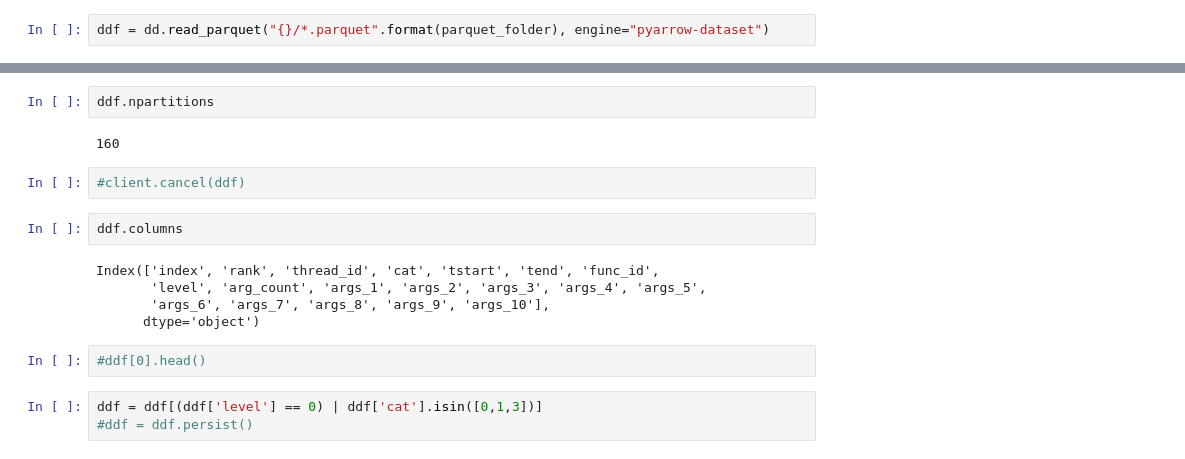
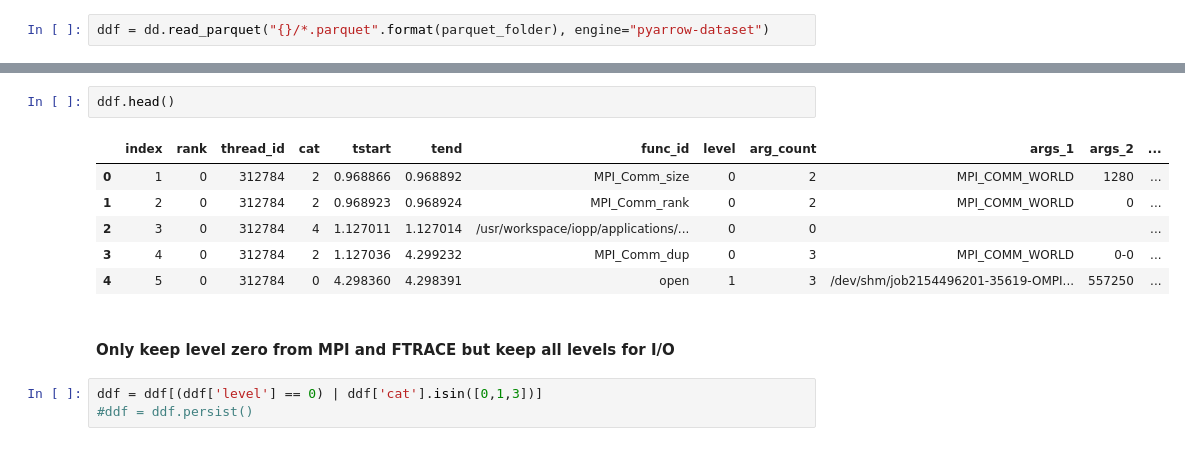
Before and after one commit to hariharan-devarajan/taxonomy, a Jupyter notebook: analysis/notebooks/recorder/HACC-IO.ipynb, the cells around one changed output, grey strips where cells are left out. Saved outputs shown, nothing was run; the diff lists cells and outputs as text.

```diff
--- a/analysis/notebooks/recorder/HACC-IO.ipynb
+++ b/analysis/notebooks/recorder/HACC-IO.ipynb
@@ -126,18 +176,14 @@ ddf = dd.read_parquet("{}/*.parquet".format(parquet_folder), engine="pyarrow-dat
 # %%
-ddf.npartitions
+ddf.head()
 # %% [output]
-160
+|  | index | rank | thread_id | cat | tstart | tend | func_id | level | arg_count | args_1 | args_2 | ... |
+| 0 | 1 | 0 | 312784 | 2 | 0.968866 | 0.968892 | MPI_Comm_size | 0 | 2 | MPI_COMM_WORLD | 1280 | ... |
+| 1 | 2 | 0 | 312784 | 2 | 0.968923 | 0.968924 | MPI_Comm_rank | 0 | 2 | MPI_COMM_WORLD | 0 | ... |
+| 2 | 3 | 0 | 312784 | 4 | 1.127011 | 1.127014 | /usr/workspace/iopp/applications/... | 0 | 0 |  |  | ... |
+| 3 | 4 | 0 | 312784 | 2 | 1.127036 | 4.299232 | MPI_Comm_dup | 0 | 3 | MPI_COMM_WORLD | 0-0 | ... |
+| 4 | 5 | 0 | 312784 | 0 | 4.298360 | 4.298391 | open | 1 | 3 | /dev/shm/job2154496201-35619-OMPI... | 557250 | ... |
-# %%
-#client.cancel(ddf)
-# %%
-ddf.columns
-# %% [output]
-Index(['index', 'rank', 'thread_id', 'cat', 'tstart', 'tend', 'func_id',
-       'level', 'arg_count', 'args_1', 'args_2', 'args_3', 'args_4', 'args_5',
-       'args_6', 'args_7', 'args_8', 'args_9', 'args_10'],
-      dtype='object')
-# %%
-#ddf[0].head()
+# %% [markdown]
+#### Only keep level zero from MPI and FTRACE but keep all levels for I/O
 # %%
 ddf = ddf[(ddf['level'] == 0) | ddf['cat'].isin([0,1,3])]
 #ddf = ddf.persist()
```
Also changed, not shown: parts of 109 cells of this notebook.
